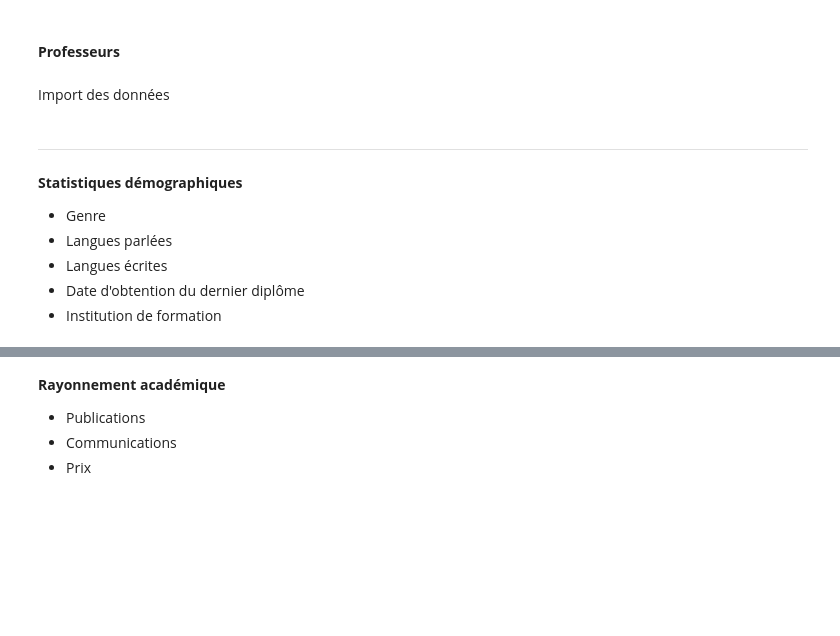
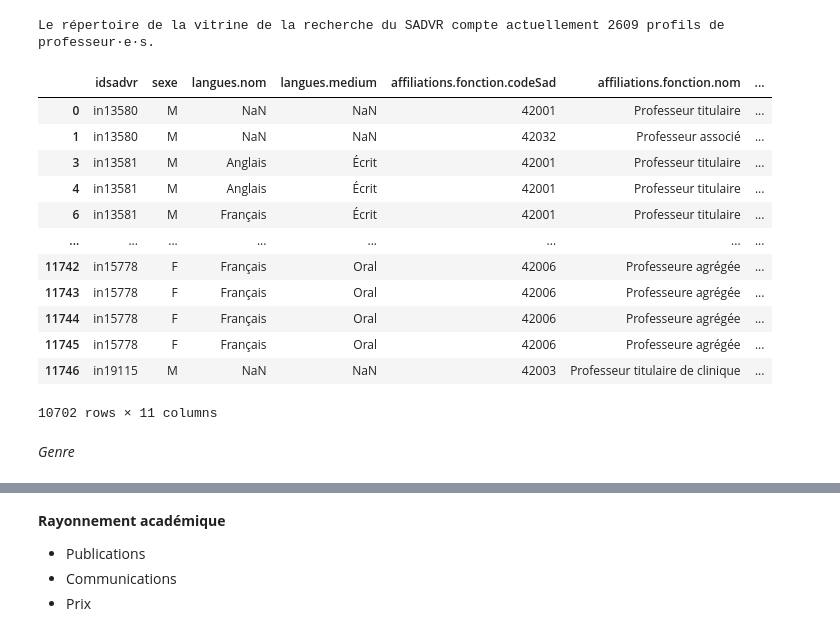
Before and after one commit to sadvr/sadvr-dashboard, a Jupyter notebook: API_SADVR_dashboard.ipynb, the cells around one changed output, grey strips where cells are left out. Saved outputs shown, nothing was run; the diff lists cells and outputs as text; code cells hidden in the pictures; blank space fills up the shorter version.

Commit message:
Ajout fonctions utils pour alléger, ajout graphes

```diff
--- a/API_SADVR_dashboard.ipynb
+++ b/API_SADVR_dashboard.ipynb
@@ -7,0 +19,15 @@ Le Service d’accès aux données de la Vitrine-Recherche (SADVR) est un servic
+# %%
+columns = pd.read_csv('columns.csv')['columns'].tolist()
+fonctionsProf = pd.read_csv('fonctionsProfs.csv')['codeSad'].tolist()
+
+# Mettre à jour les tables de données
+dataIndividus = updateInfoIndividus()
+dataIndividus = dataIndividus[dataIndividus['nom'] != '?_?']
+dataIndividus = dataIndividus[
+    ['idsadvr', 'sexe', 'langues', 'institution', 'unitesRecherche', 'paysCode',
+     'paysNom', 'formations', 'prix', 'publication', 'communication']]
+
+dataProfs = getAllProfsSOLR()
+dataProfs = dataProfs[[x for x in dataProfs.columns if x in columns]]
+
+data = dataProfs.merge(dataIndividus, on=['idsadvr'])
@@ -8,2 +43,35 @@ Le Service d’accès aux données de la Vitrine-Recherche (SADVR) est un servic
+# %%
+demographics = data[['idsadvr', 'sexe', 'langues', 'formations', 'affiliations']]
+toNormalize = ['langues', 'affiliations', 'formations', 'formations.disciplines', 'formations.institutions']
+for c in toNormalize:
+    demographics = explodeNormalize(demographics, c)
+
+columns = pd.read_csv('columnsDemographics.csv')['columns'].tolist()
+demographics = demographics[[x for x in demographics.columns if x in columns]]
+
+
+demographics = demographics[demographics['affiliations.fonction.codeSad'].isin(fonctionsProf)]
+demographics.to_csv('tables/demographics.csv', index=False)
+
+nbProfs = len(demographics['idsadvr'].drop_duplicates())
+print(f"Le répertoire de la vitrine de la recherche du SADVR compte actuellement {nbProfs} profils de professeur·e·s.")
+# %% [output]
+Le répertoire de la vitrine de la recherche du SADVR compte actuellement 2609 profils de professeur·e·s.
+# %%
+demographics
+# %% [output]
+|  | idsadvr | sexe | langues.nom | langues.medium | affiliations.fonction.codeSad | affiliations.fonction.nom | ... |
+| 0 | in13580 | M | NaN | NaN | 42001 | Professeur titulaire | ... |
+| 1 | in13580 | M | NaN | NaN | 42032 | Professeur associé | ... |
+| 3 | in13581 | M | Anglais | Écrit | 42001 | Professeur titulaire | ... |
+| 4 | in13581 | M | Anglais | Écrit | 42001 | Professeur titulaire | ... |
+| 6 | in13581 | M | Français | Écrit | 42001 | Professeur titulaire | ... |
+| ... | ... | ... | ... | ... | ... | ... | ... |
+| 11742 | in15778 | F | Français | Oral | 42006 | Professeure agrégée | ... |
+| 11743 | in15778 | F | Français | Oral | 42006 | Professeure agrégée | ... |
+| 11744 | in15778 | F | Français | Oral | 42006 | Professeure agrégée | ... |
+| 11745 | in15778 | F | Français | Oral | 42006 | Professeure agrégée | ... |
+| 11746 | in19115 | M | NaN | NaN | 42003 | Professeur titulaire de clinique | ... |
+10702 rows × 11 columns
 # %% [markdown]
-#### **Professeurs**
+*Genre*
@@ -16,2 +77,0 @@ import plotly.express as px
-# %% [markdown]
-Import des données
@@ -31,9 +77,0 @@ data = dataProfs.merge(dataIndividus, on=['idsadvr'])
-# %% [markdown]
-___
-**Statistiques démographiques**
-
-- Genre
-- Langues parlées
-- Langues écrites
-- Date d'obtention du dernier diplôme
-- Institution de formation
```
Also changed, not shown: parts of 29 cells of this notebook, 4 other files.
